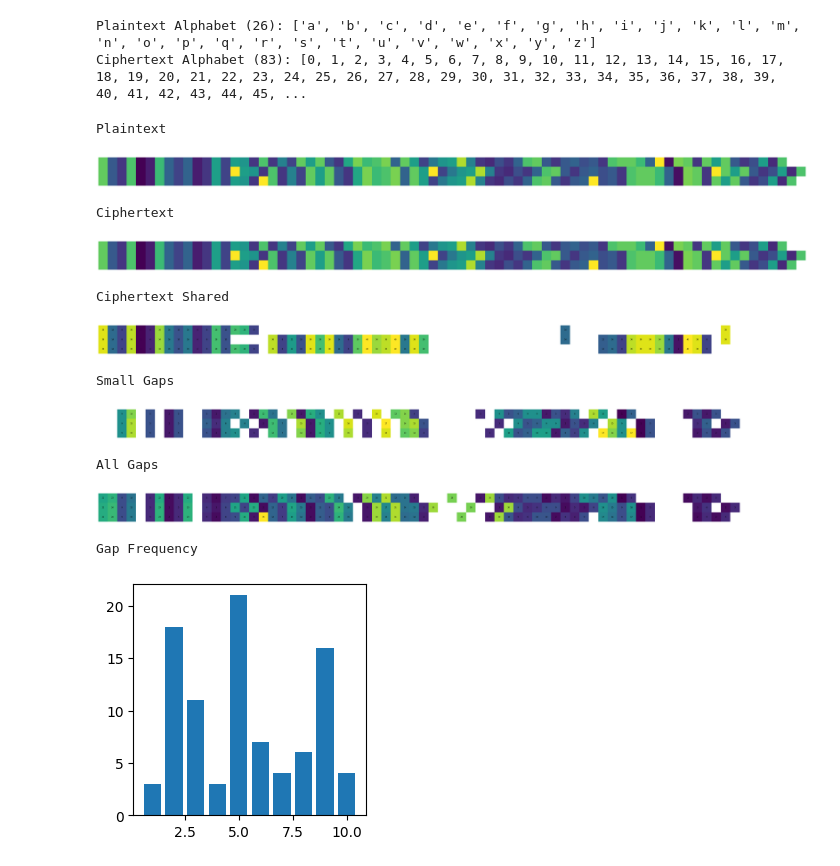
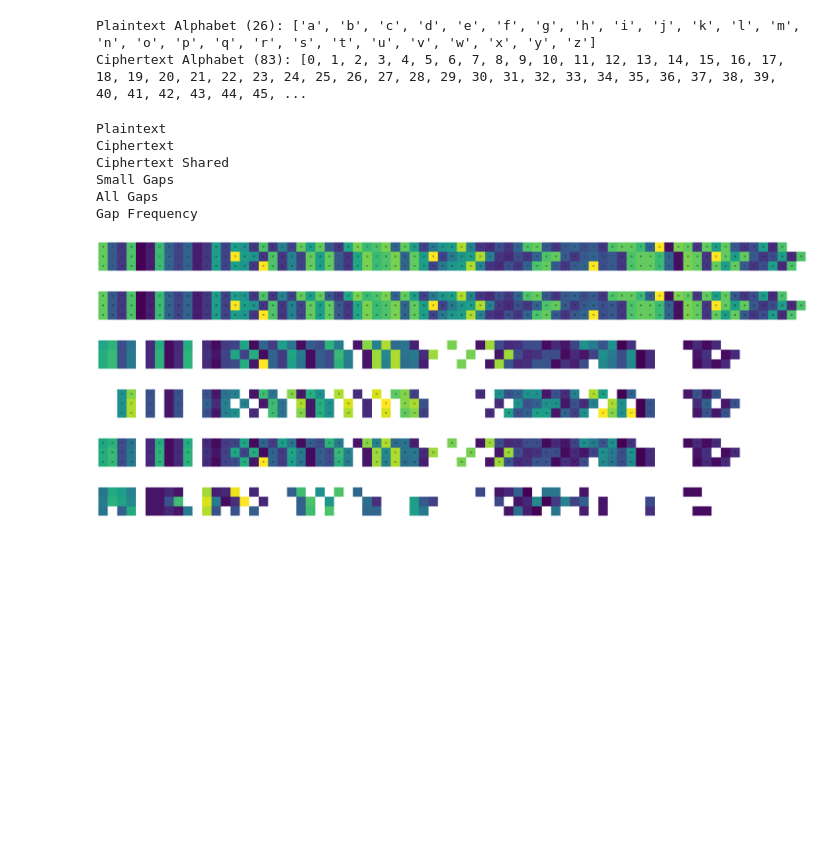
Before and after one commit to tomster12/coding, a Jupyter notebook: Multi/Eyes/Crypto/Crypto/NB_progress_doc.ipynb, the cells around one changed output. Drawn from its saved outputs; the diff is of its cells as text; code cells hidden in the pictures; blank space fills up the shorter version.

```diff
--- a/Multi/Eyes/Crypto/Crypto/NB_progress_doc.ipynb
+++ b/Multi/Eyes/Crypto/Crypto/NB_progress_doc.ipynb
@@ -356,42 +362,39 @@ all_m = [
 
 all_pt = [ cipher.prepare_pt(m) for m in all_m ]
 all_ct = [ cipher.encode(pt) for pt in all_pt ]
-
-all_pt = fill_out(all_pt)
-all_ct = fill_out(all_ct)
 # %% [output]
 Plaintext Alphabet (26): ['a', 'b', 'c', 'd', 'e', 'f', 'g', 'h', 'i', 'j', 'k', 'l', 'm', 'n', 'o', 'p', 'q', 'r', 's', 't', 'u', 'v', 'w', 'x', 'y', 'z']
 Ciphertext Alphabet (83): [0, 1, 2, 3, 4, 5, 6, 7, 8, 9, 10, 11, 12, 13, 14, 15, 16, 17, 18, 19, 20, 21, 22, 23, 24, 25, 26, 27, 28, 29, 30, 31, 32, 33, 34, 35, 36, 37, 38, 39, 40, 41, 42, 43, 44, 45, ...
 # %%
 print("Plaintext")
-imshow_clean(all_pt)
+crypto.plot_msgs(all_pt)
 
 print("Ciphertext")
-imshow_clean(all_ct)
+crypto.plot_msgs(all_ct)
 
 print("Ciphertext Shared")
-show_shared(all_ct)
+crypto.plot_im(crypto.calc_gaps(all_ct))
 
 print("Small Gaps")
-small_gap_ct = calc_gaps(all_ct, 16, False, True)
-imshow_clean(small_gap_ct, True)
+small_gap_ct = crypto.calc_gaps(all_ct, 16, False, False)
+crypto.plot_im(small_gap_ct, True)
 
 print("All Gaps")
-gap_ct = calc_gaps(all_ct, -1, False, True)
-imshow_clean(gap_ct, True)
+gap_ct = crypto.calc_gaps(all_ct, -1, False, True)
+crypto.plot_im(gap_ct, True)
 
 print("Gap Frequency")
-show_gap_freq(gap_ct)
+crypto.plot_im(crypto.calc_gaps(gap_ct))
 # %% [output]
 Plaintext
+Ciphertext
+Ciphertext Shared
+Small Gaps
+All Gaps
+Gap Frequency
 [figure]
-Ciphertext
-[figure, old version]
+[figure, new version]
-Ciphertext Shared
-[figure, old version]
+[figure, new version]
-Small Gaps
 [figure]
-All Gaps
 [figure]
-Gap Frequency
-[figure, old version]
+[figure, new version]
```
Also changed, not shown: parts of 26 cells of this notebook, 19 other files.
